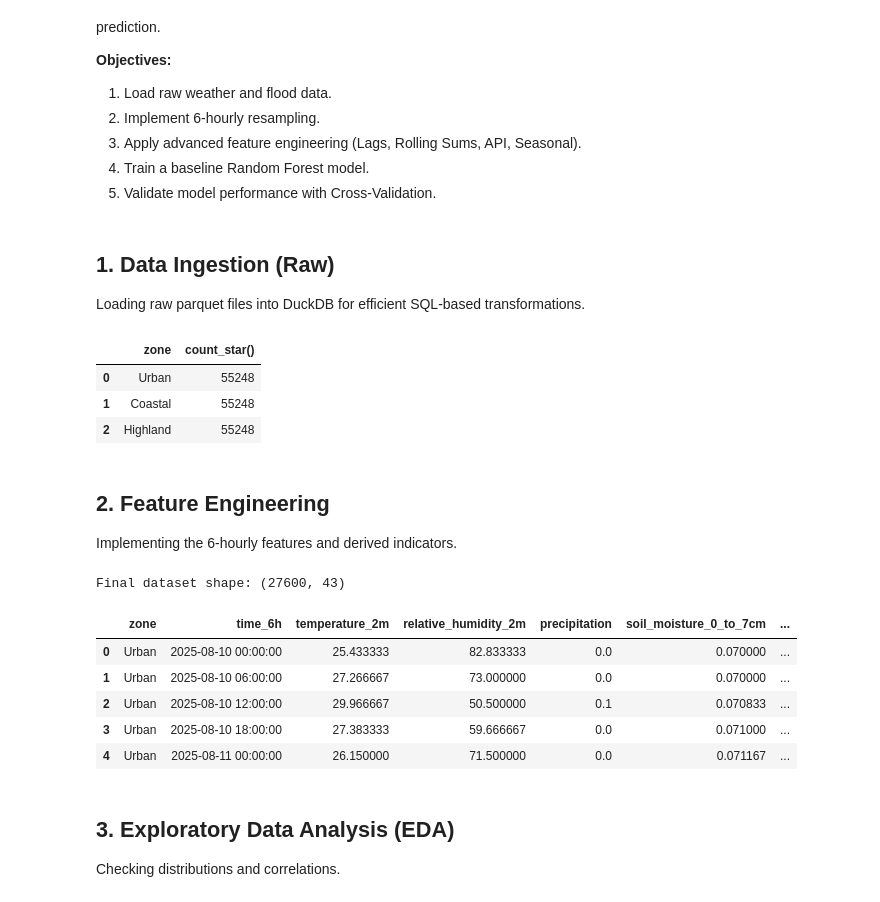
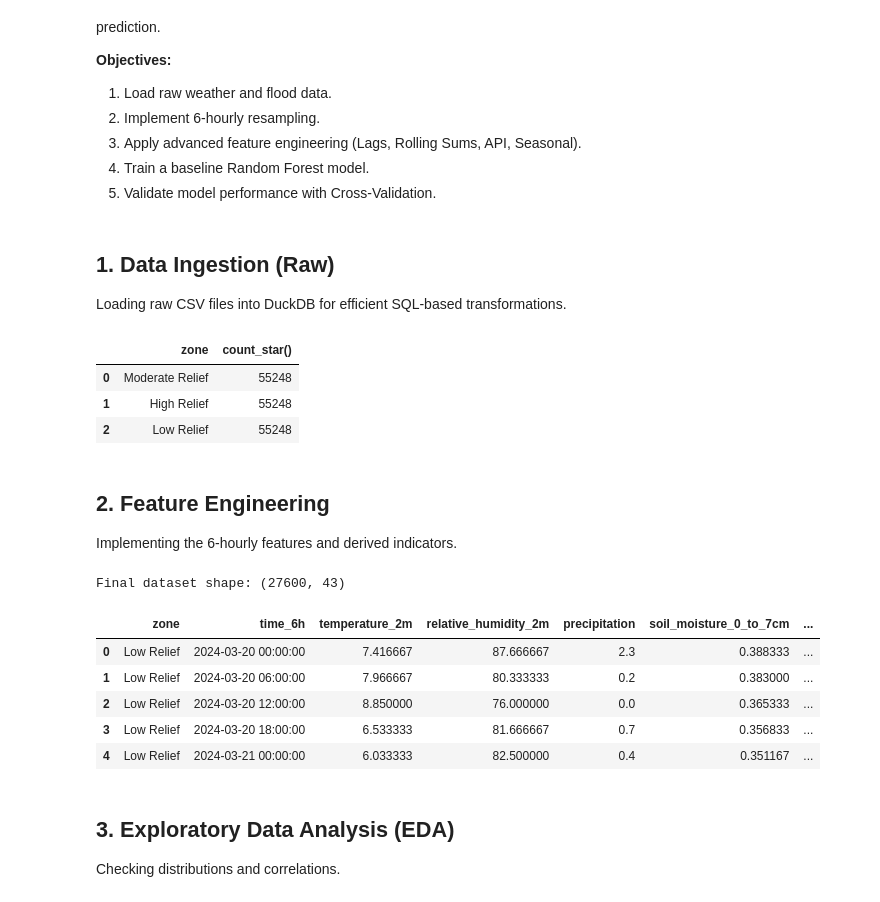
Before and after one commit to AliAgabalayev/Baku-Sentinel-Advanced-Flash-Flood-Forecasting-System, a Jupyter notebook: notebooks/day_03_exploration_baseline.ipynb, the cells around one changed output. Cells and saved outputs as stored; diff of their text form; code cells hidden in the pictures.

```diff
--- a/notebooks/day_03_exploration_baseline.ipynb
+++ b/notebooks/day_03_exploration_baseline.ipynb
@@ -28,28 +28,28 @@ pd.set_option('display.max_columns', None)
 sns.set_theme(style="whitegrid")
 # %% [markdown]
 ## 1. Data Ingestion (Raw)
-Loading raw parquet files into DuckDB for efficient SQL-based transformations.
+Loading raw CSV files into DuckDB for efficient SQL-based transformations.
 # %%
 conn = duckdb.connect(':memory:')
 
 # Load raw weather files (fixing path to be relative to notebook location)
 conn.execute("""
     CREATE OR REPLACE VIEW weather_raw AS
-    SELECT * FROM read_parquet('../data/raw/weather_raw_*.parquet');
+    SELECT * FROM read_csv_auto('../data/raw/*_weather_historical.csv');
 """)
 
 # Load raw flood files
 conn.execute("""
     CREATE OR REPLACE VIEW flood_raw AS
-    SELECT * FROM read_parquet('../data/raw/flood_raw_*.parquet');
+    SELECT * FROM read_csv_auto('../data/raw/*_flood_historical.csv');
 """)
 
 conn.execute("SELECT zone, count(*) FROM weather_raw GROUP BY 1").df()
 # %% [output]
 |  | zone | count_star() |
-| 0 | Urban | 55248 |
-| 1 | Coastal | 55248 |
-| 2 | Highland | 55248 |
+| 0 | Moderate Relief | 55248 |
+| 1 | High Relief | 55248 |
+| 2 | Low Relief | 55248 |
 # %% [markdown]
 ## 2. Feature Engineering
 Implementing the 6-hourly features and derived indicators.
@@ -140,41 +140,41 @@ highland_context AS (
         time_6h,
         precip_roll_sum_24h AS highland_precip_24h,
         river_discharge AS highland_discharge_6h
     FROM additional_derived
-    WHERE zone = 'Highland'
+    WHERE zone = 'High Relief'
 )
 SELECT
     d.*,
     h.highland_precip_24h,
     h.highland_discharge_6h,
     CASE
-        WHEN d.zone = 'Highland' THEN d.precip_roll_sum_24h * (1/3.0)
-        WHEN d.zone = 'Urban' THEN h.highland_precip_24h * (1/1.5)
+        WHEN d.zone = 'High Relief' THEN d.precip_roll_sum_24h * (1/3.0)
+        WHEN d.zone = 'Moderate Relief' THEN h.highland_precip_24h * (1/1.5)
         ELSE h.highland_precip_24h * (1/1.0)
     END AS zone_cascade_risk,
     -- Seasonal Features
     SIN(2 * PI() * EXTRACT(HOUR FROM d.time_6h) / 24) AS hour_sin,
     COS(2 * PI() * EXTRACT(HOUR FROM d.time_6h) / 24) AS hour_cos,
     SIN(2 * PI() * EXTRACT(DOY FROM d.time_6h) / 365) AS doy_sin,
     COS(2 * PI() * EXTRACT(DOY FROM d.time_6h) / 365) AS doy_cos,
     CASE WHEN EXTRACT(MONTH FROM d.time_6h) IN (11, 12, 1, 2) THEN 1 ELSE 0 END AS is_winter,
     -- Target
     CASE WHEN river_discharge > 1.0 AND (precipitation > 1.0 OR relative_humidity_2m > 85) THEN 1 ELSE 0 END AS is_flood
 FROM additional_derived d
 LEFT JOIN highland_context h ON d.time_6h = h.time_6h;
 """)
 
 df = conn.execute("SELECT * FROM gold_features WHERE precip_lag_48h IS NOT NULL").df()
 print(f"Final dataset shape: {df.shape}")
 df.head()
 # %% [output]
 Final dataset shape: (27600, 43)
 |  | zone | time_6h | temperature_2m | relative_humidity_2m | precipitation | soil_moisture_0_to_7cm | ... |
-| 0 | Urban | 2025-08-10 00:00:00 | 25.433333 | 82.833333 | 0.0 | 0.070000 | ... |
-| 1 | Urban | 2025-08-10 06:00:00 | 27.266667 | 73.000000 | 0.0 | 0.070000 | ... |
-| 2 | Urban | 2025-08-10 12:00:00 | 29.966667 | 50.500000 | 0.1 | 0.070833 | ... |
-| 3 | Urban | 2025-08-10 18:00:00 | 27.383333 | 59.666667 | 0.0 | 0.071000 | ... |
-| 4 | Urban | 2025-08-11 00:00:00 | 26.150000 | 71.500000 | 0.0 | 0.071167 | ... |
+| 0 | Low Relief | 2024-03-20 00:00:00 | 7.416667 | 87.666667 | 2.3 | 0.388333 | ... |
+| 1 | Low Relief | 2024-03-20 06:00:00 | 7.966667 | 80.333333 | 0.2 | 0.383000 | ... |
+| 2 | Low Relief | 2024-03-20 12:00:00 | 8.850000 | 76.000000 | 0.0 | 0.365333 | ... |
+| 3 | Low Relief | 2024-03-20 18:00:00 | 6.533333 | 81.666667 | 0.7 | 0.356833 | ... |
+| 4 | Low Relief | 2024-03-21 00:00:00 | 6.033333 | 82.500000 | 0.4 | 0.351167 | ... |
 # %% [markdown]
 ## 3. Exploratory Data Analysis (EDA)
 Checking distributions and correlations.
```
Also changed, not shown: parts of 4 cells of this notebook, 2 other files.
